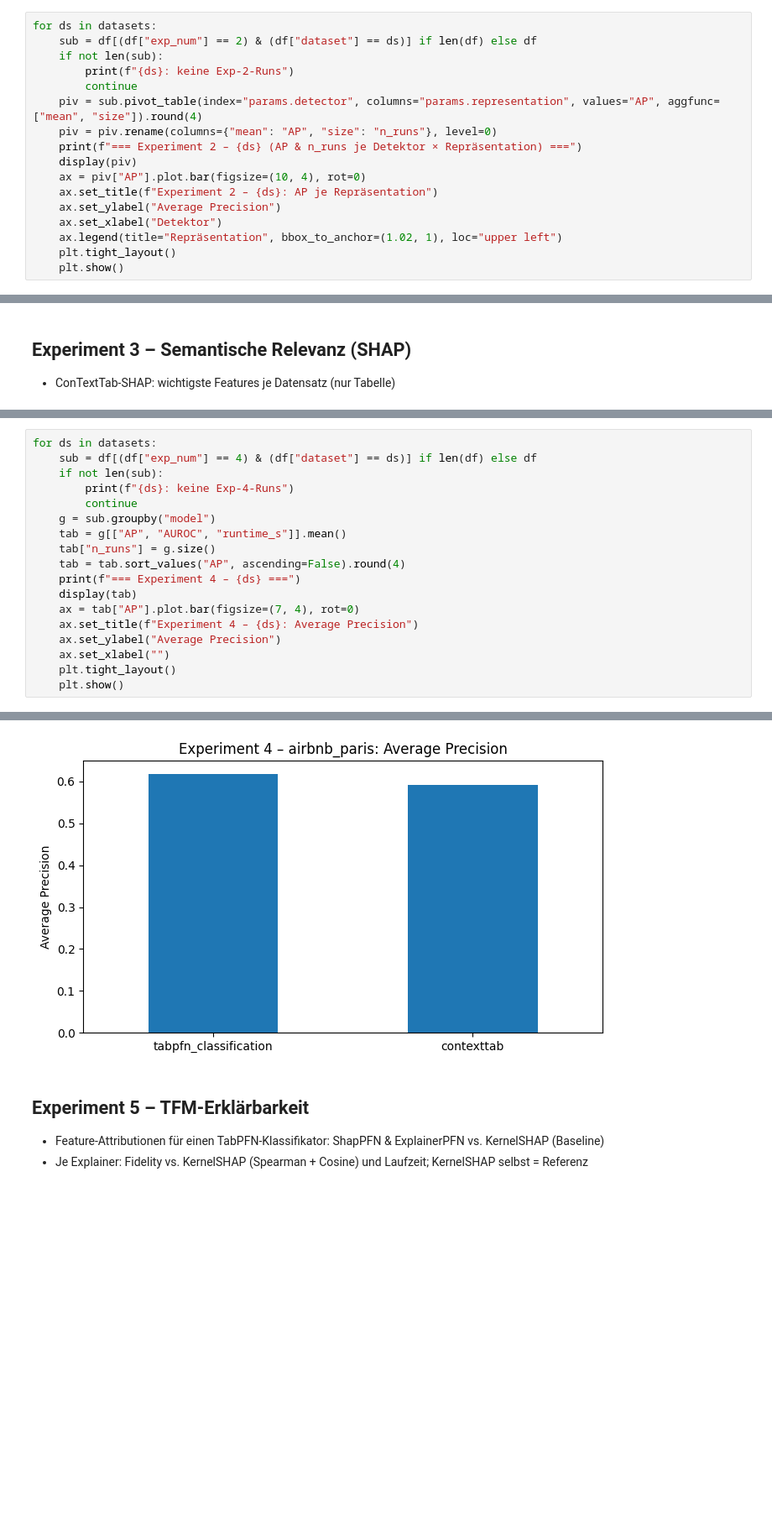
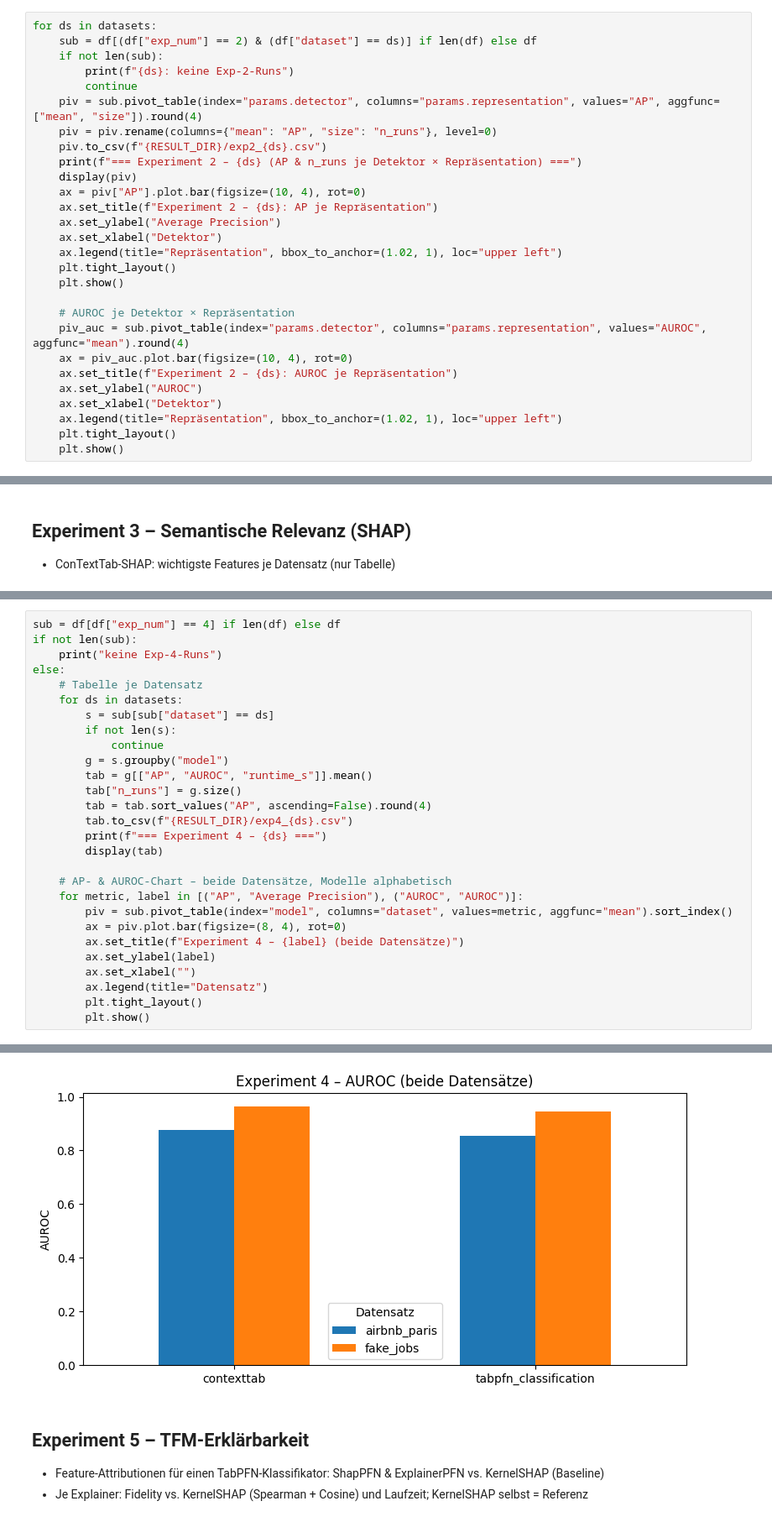
Before and after one commit to florivz/tfm-anomaly-detection, a Jupyter notebook: experiment_summary.ipynb, the cells around one changed output, grey strips where cells are left out. Shown at 84% size. Drawn from its saved outputs; the diff is of its cells as text; blank space fills up the shorter version.

```diff
--- a/experiment_summary.ipynb
+++ b/experiment_summary.ipynb
@@ -104,6 +121,7 @@ for ds in datasets:
         continue
     piv = sub.pivot_table(index="params.detector", columns="params.representation", values="AP", aggfunc=["mean", "size"]).round(4)
     piv = piv.rename(columns={"mean": "AP", "size": "n_runs"}, level=0)
+    piv.to_csv(f"{RESULT_DIR}/exp2_{ds}.csv")
     print(f"=== Experiment 2 – {ds} (AP & n_runs je Detektor × Repräsentation) ===")
     display(piv)
     ax = piv["AP"].plot.bar(figsize=(10, 4), rot=0)
@@ -113,6 +131,16 @@ for ds in datasets:
     ax.legend(title="Repräsentation", bbox_to_anchor=(1.02, 1), loc="upper left")
     plt.tight_layout()
     plt.show()
+
+    # AUROC je Detektor × Repräsentation
+    piv_auc = sub.pivot_table(index="params.detector", columns="params.representation", values="AUROC", aggfunc="mean").round(4)
+    ax = piv_auc.plot.bar(figsize=(10, 4), rot=0)
+    ax.set_title(f"Experiment 2 – {ds}: AUROC je Repräsentation")
+    ax.set_ylabel("AUROC")
+    ax.set_xlabel("Detektor")
+    ax.legend(title="Repräsentation", bbox_to_anchor=(1.02, 1), loc="upper left")
+    plt.tight_layout()
+    plt.show()
 # %% [output]
 === Experiment 2 – fake_jobs (AP & n_runs je Detektor × Repräsentation) ===
 |  | AP |  |  |  |  |  | ... |
@@ -191,21 +247,31 @@ for ds in datasets:
 # %%
-for ds in datasets:
-    sub = df[(df["exp_num"] == 4) & (df["dataset"] == ds)] if len(df) else df
-    if not len(sub):
-        print(f"{ds}: keine Exp-4-Runs")
-        continue
-    g = sub.groupby("model")
-    tab = g[["AP", "AUROC", "runtime_s"]].mean()
-    tab["n_runs"] = g.size()
-    tab = tab.sort_values("AP", ascending=False).round(4)
-    print(f"=== Experiment 4 – {ds} ===")
-    display(tab)
-    ax = tab["AP"].plot.bar(figsize=(7, 4), rot=0)
-    ax.set_title(f"Experiment 4 – {ds}: Average Precision")
-    ax.set_ylabel("Average Precision")
-    ax.set_xlabel("")
-    plt.tight_layout()
-    plt.show()
+sub = df[df["exp_num"] == 4] if len(df) else df
+if not len(sub):
+    print("keine Exp-4-Runs")
+else:
+    # Tabelle je Datensatz
+    for ds in datasets:
+        s = sub[sub["dataset"] == ds]
+        if not len(s):
+            continue
+        g = s.groupby("model")
+        tab = g[["AP", "AUROC", "runtime_s"]].mean()
+        tab["n_runs"] = g.size()
+        tab = tab.sort_values("AP", ascending=False).round(4)
+        tab.to_csv(f"{RESULT_DIR}/exp4_{ds}.csv")
+        print(f"=== Experiment 4 – {ds} ===")
+        display(tab)
+
+    # AP- & AUROC-Chart – beide Datensätze, Modelle alphabetisch
+    for metric, label in [("AP", "Average Precision"), ("AUROC", "AUROC")]:
+        piv = sub.pivot_table(index="model", columns="dataset", values=metric, aggfunc="mean").sort_index()
+        ax = piv.plot.bar(figsize=(8, 4), rot=0)
+        ax.set_title(f"Experiment 4 – {label} (beide Datensätze)")
+        ax.set_ylabel(label)
+        ax.set_xlabel("")
+        ax.legend(title="Datensatz")
+        plt.tight_layout()
+        plt.show()
 # %% [output]
 === Experiment 4 – fake_jobs ===
 |  | AP | AUROC | runtime_s | n_runs |
@@ -221,4 +287,4 @@ for ds in datasets:
-[figure, old version]
+[figure, new version]
 # %% [markdown]
 ## Experiment 5 – TFM-Erklärbarkeit
 - Feature-Attributionen für einen TabPFN-Klassifikator: ShapPFN & ExplainerPFN vs. KernelSHAP (Baseline)
```
Also changed, not shown: parts of 10 cells of this notebook, 11 other files.
